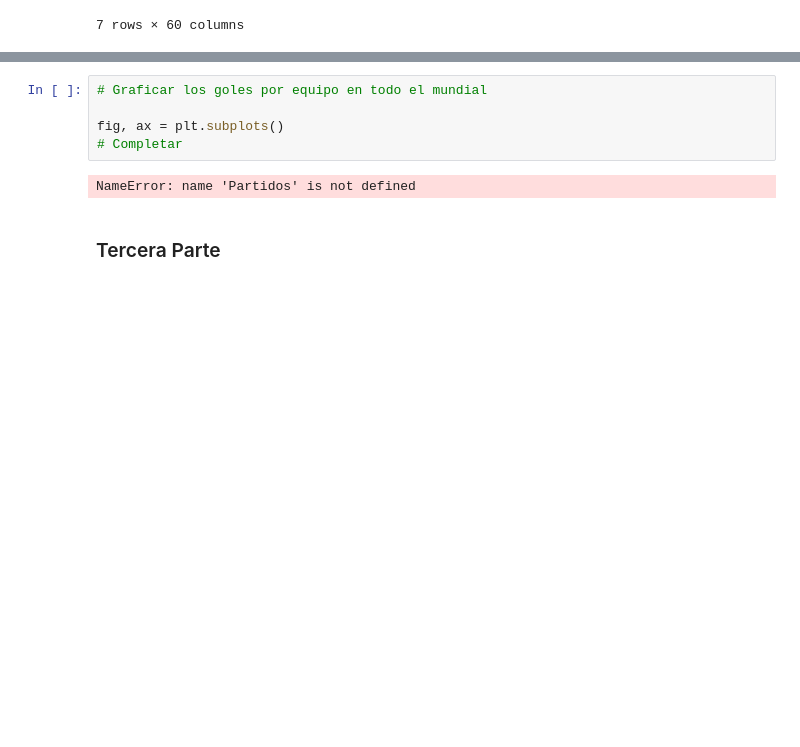
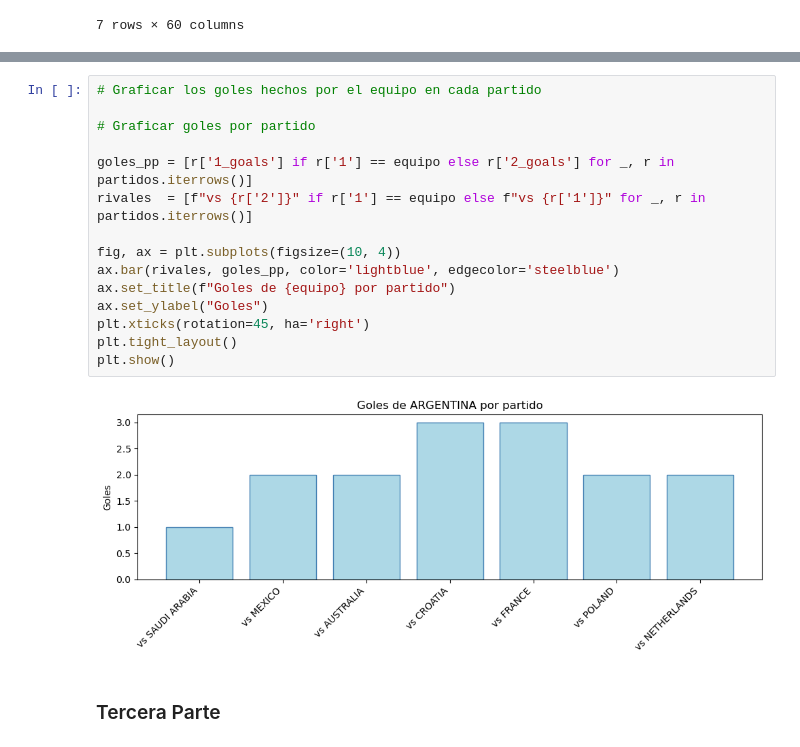
Before and after one commit to matid2710/tecnologias-emergentes-4d-mundial-qatar-2022-mundial-qatar-2022, a Jupyter notebook: mundial_qatar_2022.ipynb, the cells around one changed output, grey strips where cells are left out. Cells and saved outputs as stored; diff of their text form; blank space fills up the shorter version.

```diff
--- a/mundial_qatar_2022.ipynb
+++ b/mundial_qatar_2022.ipynb
@@ -298,10 +298,20 @@ np.int64(4)
-# %%
-# Graficar los goles por equipo en todo el mundial
-
-fig, ax = plt.subplots()
-# Completar
-# %% [output]
-NameError: name 'Partidos' is not defined
+# %%
+# Graficar los goles hechos por el equipo en cada partido
+
+# Graficar goles por partido
+
+goles_pp = [r['1_goals'] if r['1'] == equipo else r['2_goals'] for _, r in partidos.iterrows()]
+rivales  = [f"vs {r['2']}" if r['1'] == equipo else f"vs {r['1']}" for _, r in partidos.iterrows()]
+
+fig, ax = plt.subplots(figsize=(10, 4))
+ax.bar(rivales, goles_pp, color='lightblue', edgecolor='steelblue')
+ax.set_title(f"Goles de {equipo} por partido")
+ax.set_ylabel("Goles")
+plt.xticks(rotation=45, ha='right')
+plt.tight_layout()
+plt.show()
+# %% [output]
+[figure, added]
 # %% [markdown]
 ### Tercera Parte
 # %%
```
Also changed, not shown: parts of 15 cells of this notebook.
